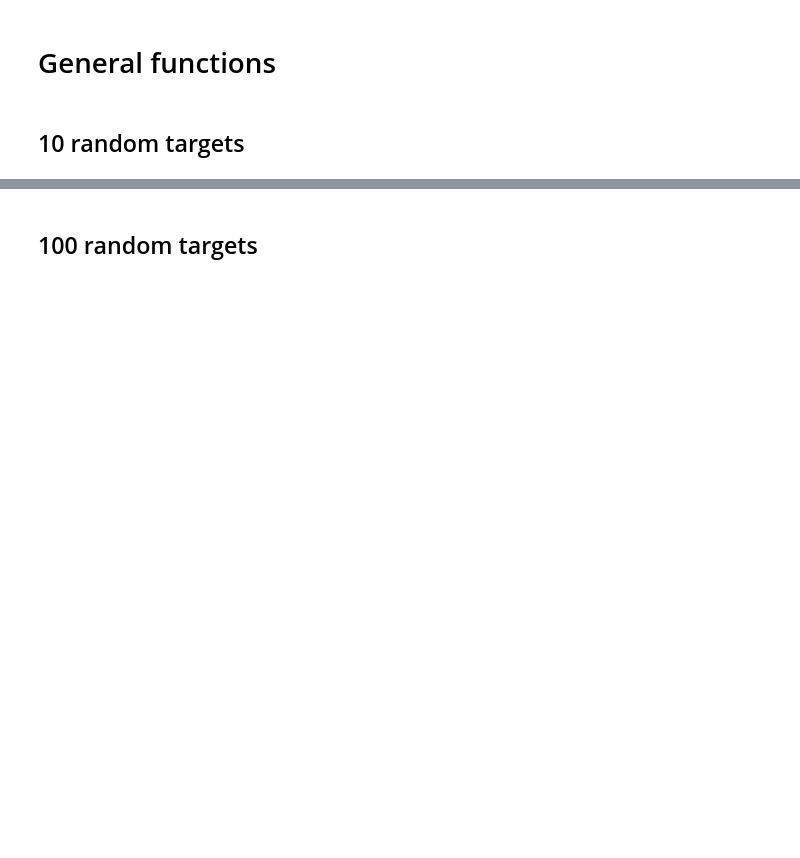
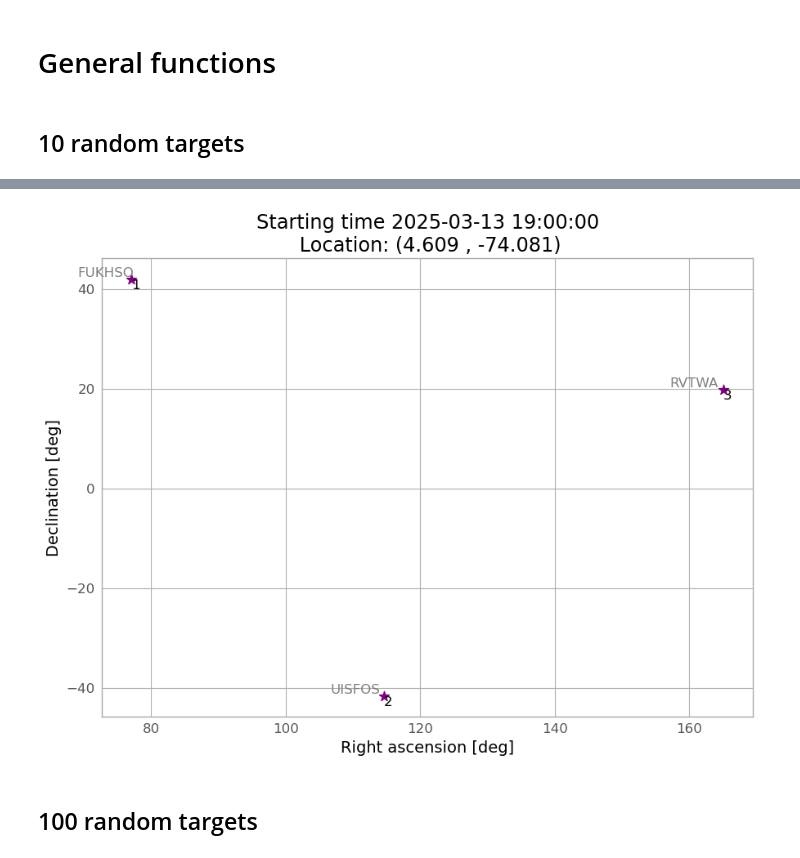
Before and after one commit to ccuellarn/Transient-Operation, a Jupyter notebook: Sketch.ipynb, the cells around one changed output, grey strips where cells are left out. Drawn from its saved outputs; the diff is of its cells as text; code cells hidden in the pictures; blank space fills up the shorter version.

```diff
--- a/Sketch.ipynb
+++ b/Sketch.ipynb
@@ -361,26 +393,28 @@ order
 # %%
-# plt.style.use(astropy_mpl_style)
-# quantity_support()
+plt.style.use(astropy_mpl_style)
+quantity_support()
 
-# names = [i for i in order['Name'].drop_duplicates()]
-# ra = [Angle(i, unit=u.deg).degree for i in order['RA'].drop_duplicates()]
-# dec = [Angle(i, unit=u.deg).degree for i in order['DEC'].drop_duplicates()]
-# orderlabels = [i for i in order['Label'].drop_duplicates()]
+names = [i for i in order['Name'].drop_duplicates()]
+ra = [Angle(i, unit=u.deg).degree for i in order['RA'].drop_duplicates()]
+dec = [Angle(i, unit=u.deg).degree for i in order['DEC'].drop_duplicates()]
+orderlabels = [i for i in order['Label'].drop_duplicates()]
 
-# plt.figure(figsize=(9, 7))
+plt.figure(figsize=(9, 7))
 
-# plt.title('Starting time {}\n Location: ({} , {})'.format(date_i,observer[0],observer[1]))
+plt.title('Starting time {}\n Location: ({} , {})'.format(date_i,observer[0],observer[1]))
 
-# plt.scatter(ra,dec,color='purple',marker='*', s=80)
-# for i in range(0, len(dec)):
-#     plt.text(ra[i]-8, dec[i]+0.5, str(names[i]), color='grey')
-#     plt.text(ra[i], dec[i]-2, str(i+1), color='k')
+plt.scatter(ra,dec,color='purple',marker='*', s=80)
+for i in range(0, len(dec)):
+    plt.text(ra[i]-8, dec[i]+0.5, str(names[i]), color='grey')
+    plt.text(ra[i], dec[i]-2, str(i+1), color='k')
 
-# plt.ylabel(r"Declination [deg]",fontsize=14)
-# plt.xlabel(r'Right ascension [deg]',fontsize=14)
-# plt.grid(True)
-# plt.tight_layout()
-# plt.show()
+plt.ylabel(r"Declination [deg]",fontsize=14)
+plt.xlabel(r'Right ascension [deg]',fontsize=14)
+plt.grid(True)
+plt.tight_layout()
+plt.show()
+# %% [output]
+[figure, added]
 # %% [markdown]
 ## 100 random targets
 # %%
```
Also changed, not shown: parts of 19 cells of this notebook, 5 other files.
